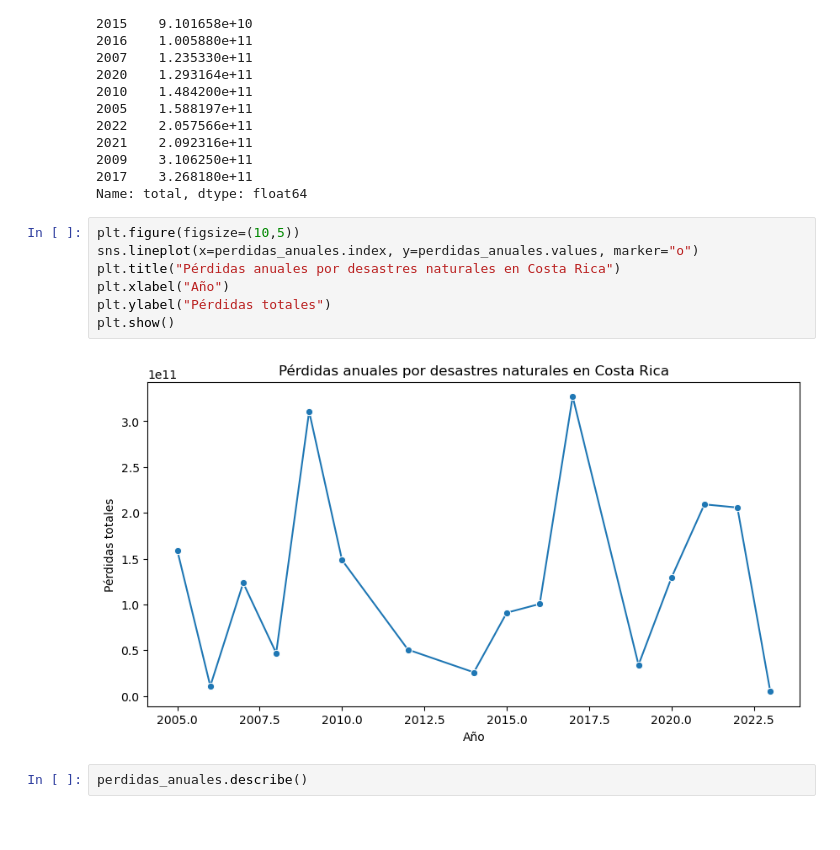
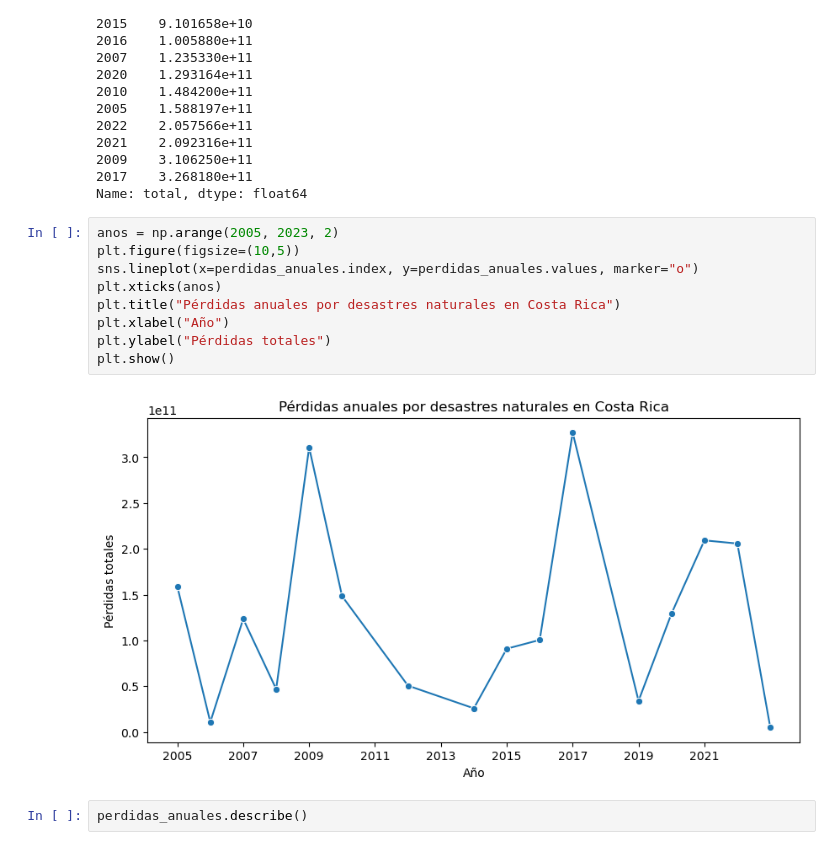
Before and after one commit to CA0307-II-2025/grupo-2, a Jupyter notebook: notebooks/0_analisis_exploratorio.ipynb, the cells around one changed output. Drawn from its saved outputs; the diff is of its cells as text.

```diff
--- a/notebooks/0_analisis_exploratorio.ipynb
+++ b/notebooks/0_analisis_exploratorio.ipynb
@@ -65,14 +65,16 @@ ano
 2017    3.268180e+11
 Name: total, dtype: float64
 # %%
+anos = np.arange(2005, 2023, 2)
 plt.figure(figsize=(10,5))
 sns.lineplot(x=perdidas_anuales.index, y=perdidas_anuales.values, marker="o")
+plt.xticks(anos)
 plt.title("Pérdidas anuales por desastres naturales en Costa Rica")
 plt.xlabel("Año")
 plt.ylabel("Pérdidas totales")
 plt.show()
 # %% [output]
-[figure, old version]
+[figure, new version]
 # %%
 perdidas_anuales.describe()
 # %% [output]
```
Also changed, not shown: parts of 2 cells of this notebook.
